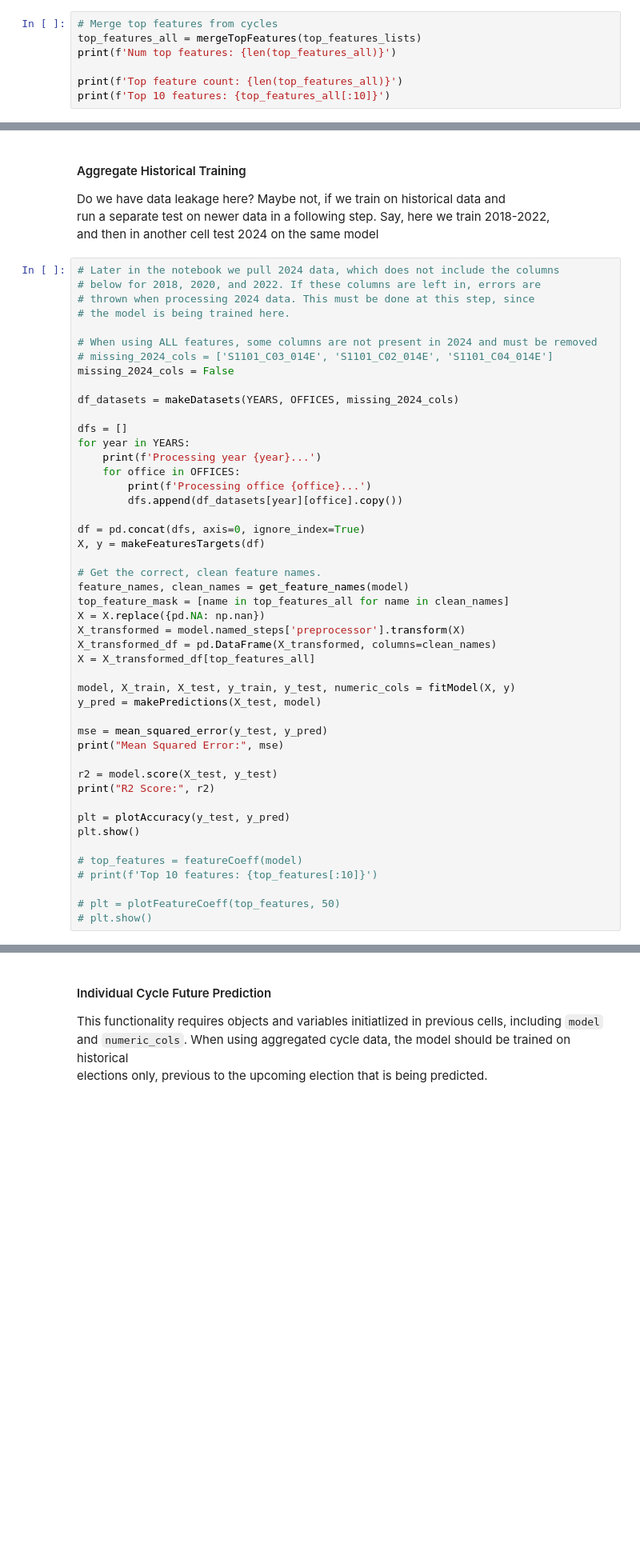
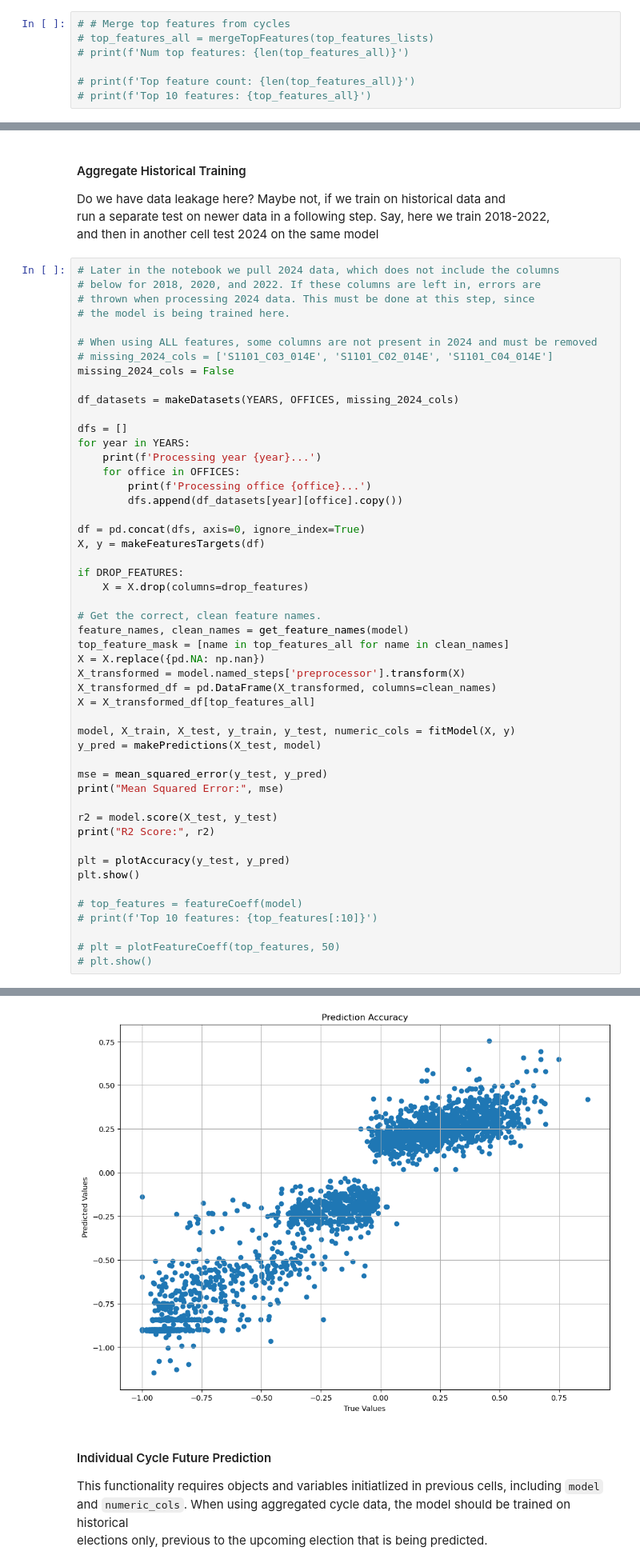
Before and after one commit to nketchum/SI699, a Jupyter notebook: 07b_ml_features_regression.ipynb, the cells around one changed output, grey strips where cells are left out. Shown at 80% size. Saved outputs shown, nothing was run; the diff lists cells and outputs as text; blank space fills up the shorter version.

```diff
--- a/07b_ml_features_regression.ipynb
+++ b/07b_ml_features_regression.ipynb
@@ -308,9 +420,9 @@ for year in YEARS:
 #### Use only top_n features
 Train from scratch on the top features detected from above steps
 # %%
-# Merge top features from cycles
-top_features_all = mergeTopFeatures(top_features_lists)
-print(f'Num top features: {len(top_features_all)}')
+# # Merge top features from cycles
+# top_features_all = mergeTopFeatures(top_features_lists)
+# print(f'Num top features: {len(top_features_all)}')
 
-print(f'Top feature count: {len(top_features_all)}')
-print(f'Top 10 features: {top_features_all[:10]}')
+# print(f'Top feature count: {len(top_features_all)}')
+# print(f'Top 10 features: {top_features_all}')
@@ -353,6 +452,9 @@ for year in YEARS:
 
 df = pd.concat(dfs, axis=0, ignore_index=True)
 X, y = makeFeaturesTargets(df)
+
+if DROP_FEATURES:
+    X = X.drop(columns=drop_features)
 
 # Get the correct, clean feature names.
 feature_names, clean_names = get_feature_names(model)
@@ -379,3 +481,4 @@ plt.show()
 
 # plt = plotFeatureCoeff(top_features, 50)
 # plt.show()
+# %% [output]
@@ -382,3 +502,4 @@ plt.show()
+[figure, added]
 # %% [markdown]
 #### Individual Cycle Future Prediction
 This functionality requires objects and variables initiatlized in previous cells, including <code>model</code>
```
Also changed, not shown: parts of 6 cells of this notebook, 2 other files.
